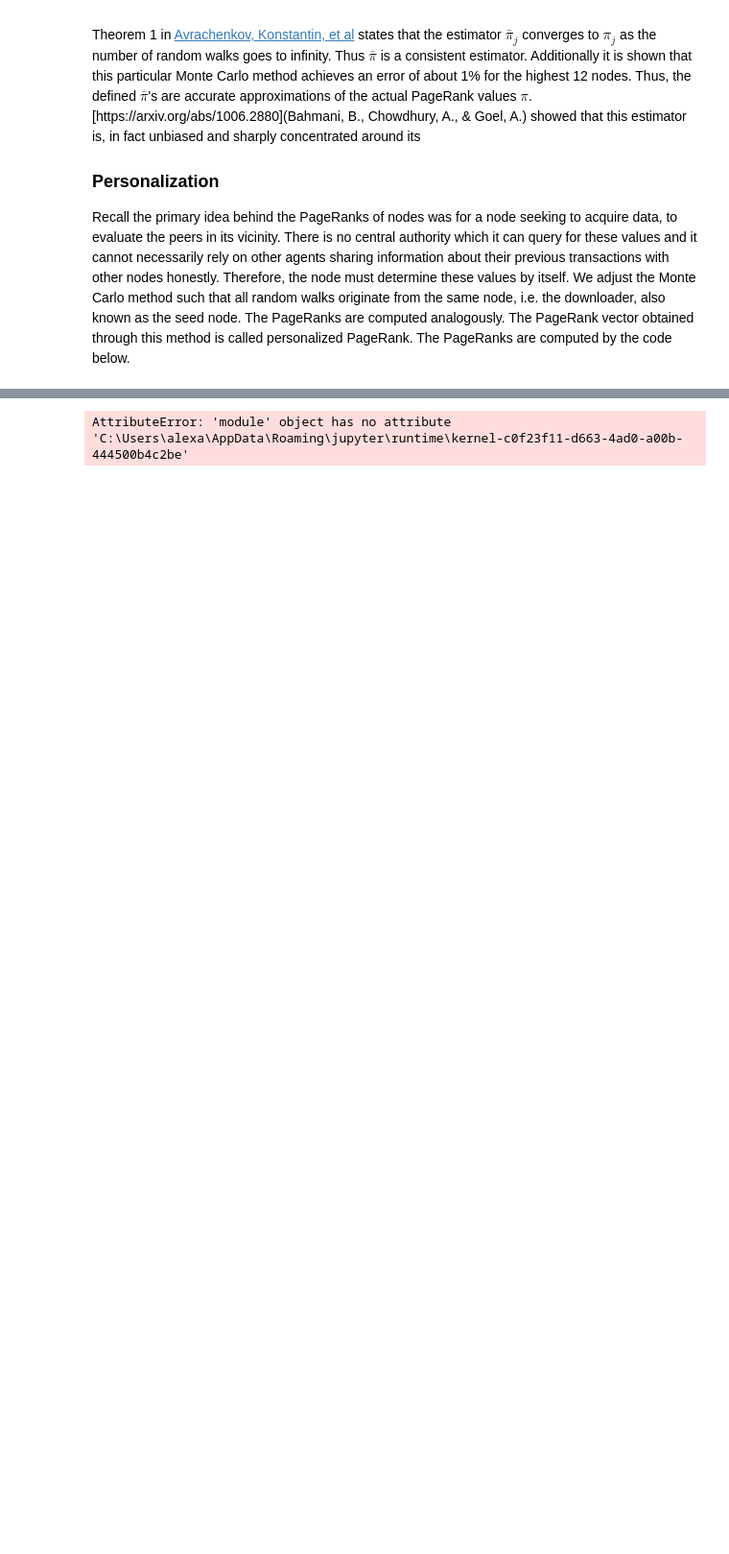
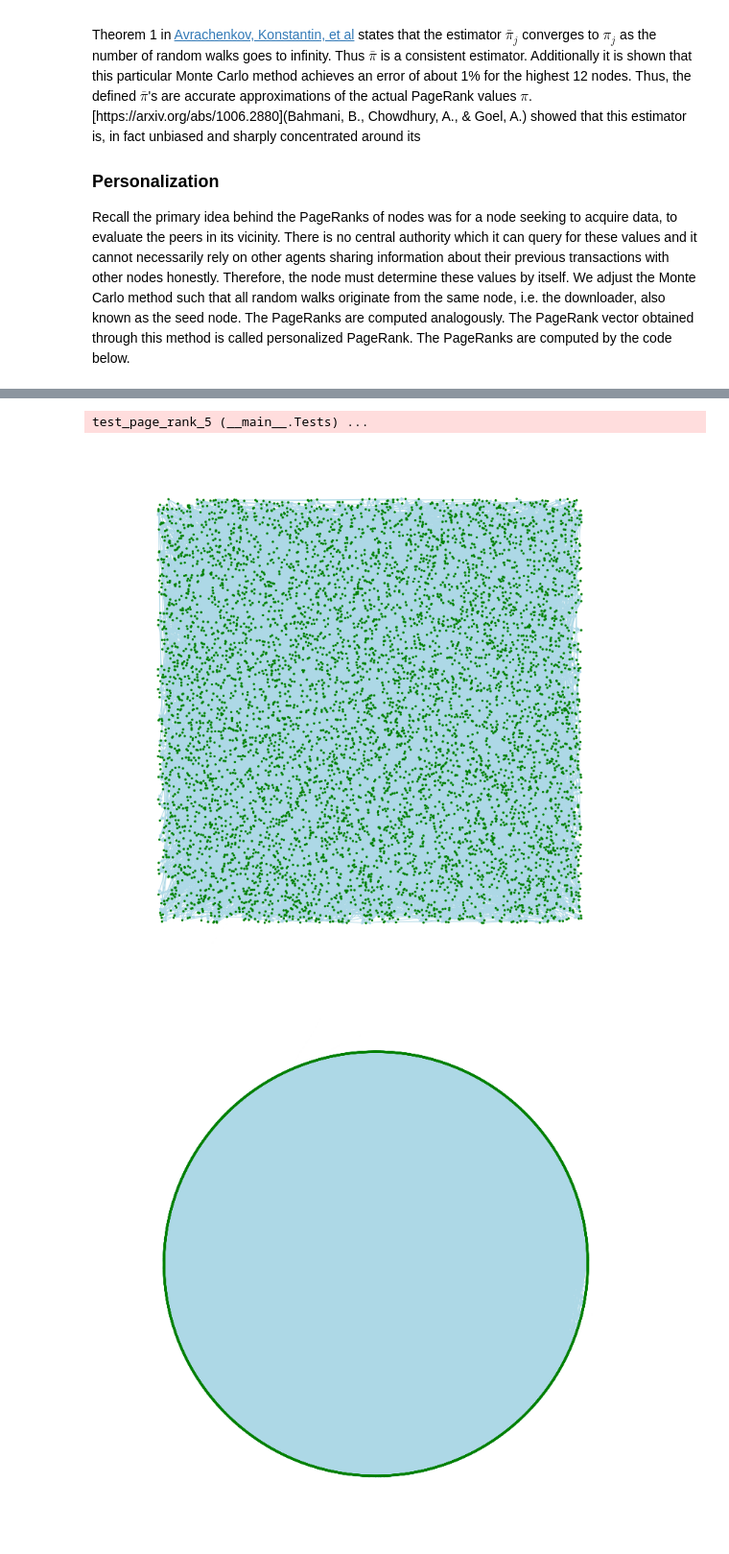
Before and after one commit to Tribler/incremental-pagerank, a Jupyter notebook: Report.ipynb, the cells around one changed output, grey strips where cells are left out. Shown at 96% size. Drawn from its saved outputs; the diff is of its cells as text; code cells hidden in the pictures; blank space fills up the shorter version.

```diff
--- a/Report.ipynb
+++ b/Report.ipynb
@@ -422,7 +451,6 @@ import networkx as nx
 import random
 import matplotlib.pyplot as plt
 import numpy
-from Page_Rank2 import IncrementalPersonalizedPageRank2
 
 
 class Tests(unittest.TestCase):
@@ -446,12 +474,20 @@ class Tests(unittest.TestCase):
         page_ranks_2 = nx.pagerank(pr.graph, alpha=0.7, personalization={0: 1},
                                    max_iter=1000, weight='weight')
 
-        nx.draw_circular(pr.graph, with_labels=True, node_size=20, with_edge_labels=True)
+        node_color = []
+        edge_color = []
+        for node in self.graph.nodes():
+            node_color.append('green')
+        for edge in self.graph.edges():
+            edge_color.append('lightblue')
+
+        plt.figure(figsize=(10, 10))
+        nx.draw_random(pr.graph, node_size=5, edge_width=0.0005, node_color=node_color, edge_color=edge_color)
         plt.show()
 
         diff = numpy.linalg.norm(numpy.array(page_ranks.values()) - numpy.array(page_ranks_2.values())) / \
             numpy.linalg.norm(numpy.array(page_ranks_2.values()))
-        self.assertAlmostEqual(diff, 0, 1)
+        self.assertAlmostEqual(diff, 0, delta=0.1)
 
         c = random.randint(self.number_of_nodes//4, self.number_of_nodes//2)
         choices = ["Remove Edge / Add Edge", "Change Edge Weight", "Remove Node / Add Node"]
@@ -464,35 +500,44 @@ class Tests(unittest.TestCase):
                     pr.remove_edge(node_1, node_2)
                 elif pr.graph.has_edge(node_2, node_1):
                     pr.remove_edge(node_2, node_1)
                 else:
                     weight = random.randint(-10, 10)
                     pr.add_edge(node_1, node_2, weight)
             elif choice == "Change Edge Weight":
                 edge = random.choice(list(pr.graph.edges))
                 weight = random.randint(-10, 10)
                 pr.add_weight_to_edge(edge[0], edge[1], weight)
             elif choice == "Remove Node / Add Node":
                 w = random.randint(0, 1)
                 if w == 0:
                     pr.add_node(self.number_of_nodes + 1)
                     self.number_of_nodes += 1
                 elif w == 1:
                     node = random.choice(list(set(pr.graph.nodes) - {0}))
                     pr.remove_node(node)
 
-        nx.draw_circular(self.graph, with_labels=True, node_size=20, with_edge_labels=True)
+        node_color = []
+        edge_color = []
+        for node in self.graph.nodes():
+            node_color.append('green')
+        for edge in self.graph.edges():
+            edge_color.append('lightblue')
+
+        plt.figure(figsize=(10, 10))
+        nx.draw_random(pr.graph, node_size=5, edge_width=0.0005, node_color=node_color, edge_color=edge_color)
         plt.show()
 
         pr.update_random_walks()
         new_page_ranks = pr.compute_personalized_page_ranks()
         new_page_ranks_2 = nx.pagerank(pr.graph, alpha=0.7, personalization={0: 1},
                                        max_iter=1000, weight='weight')
         diff = numpy.linalg.norm(numpy.array(new_page_ranks.values()) - numpy.array(new_page_ranks_2.values())) / \
             numpy.linalg.norm(numpy.array(new_page_ranks_2.values()))
-        self.assertAlmostEqual(diff, 0, 1)
+        self.assertAlmostEqual(diff, 0, delta=0.1)
 
 
-if __name__ == '__main__':
-    unittest.main()
+unittest.main(argv=[''], verbosity=2, exit=False)
 # %% [output]
-AttributeError: 'module' object has no attribute 'C:\Users\alexa\AppData\Roaming\jupyter\runtime\kernel-c0f23f11-d663-4ad0-a00b-444500b4c2be'
+test_page_rank_5 (__main__.Tests) ...
+[figure, added]
+[figure, added]
```
Also changed, not shown: parts of 17 cells of this notebook, 1 other file.
